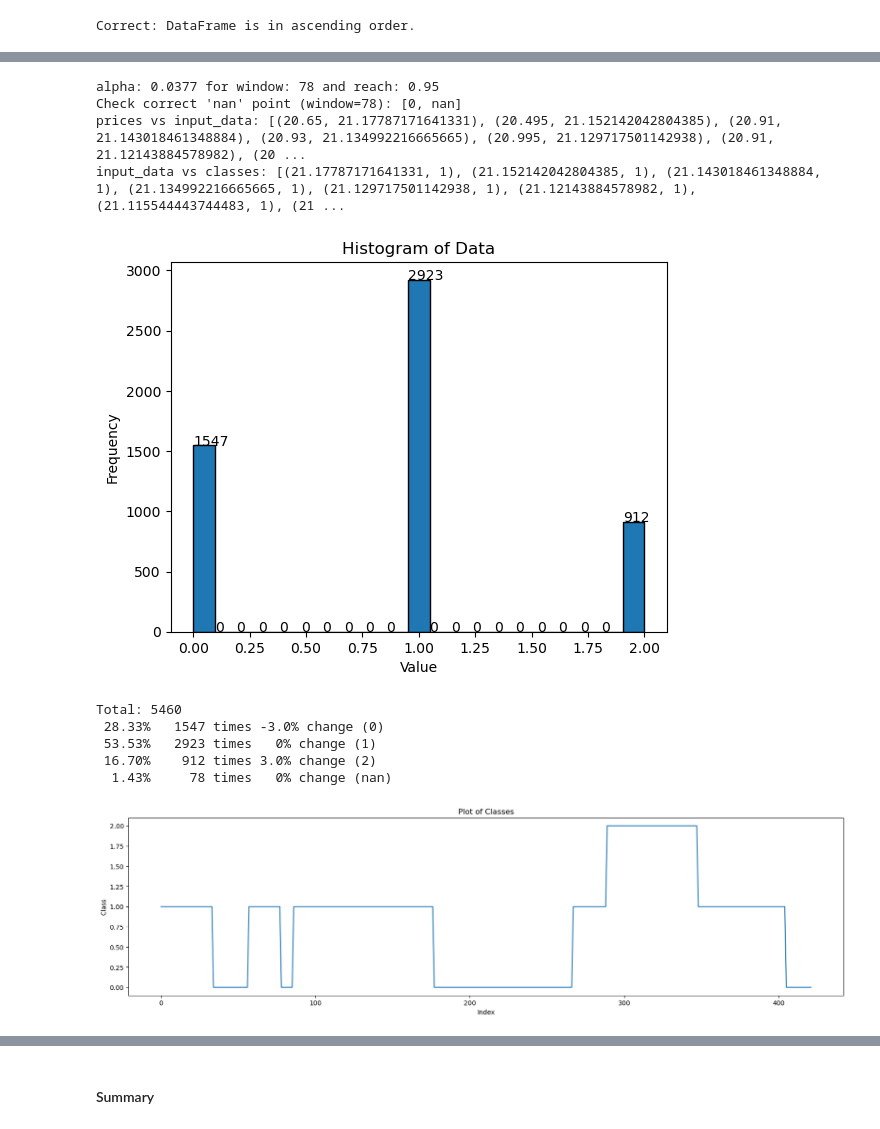
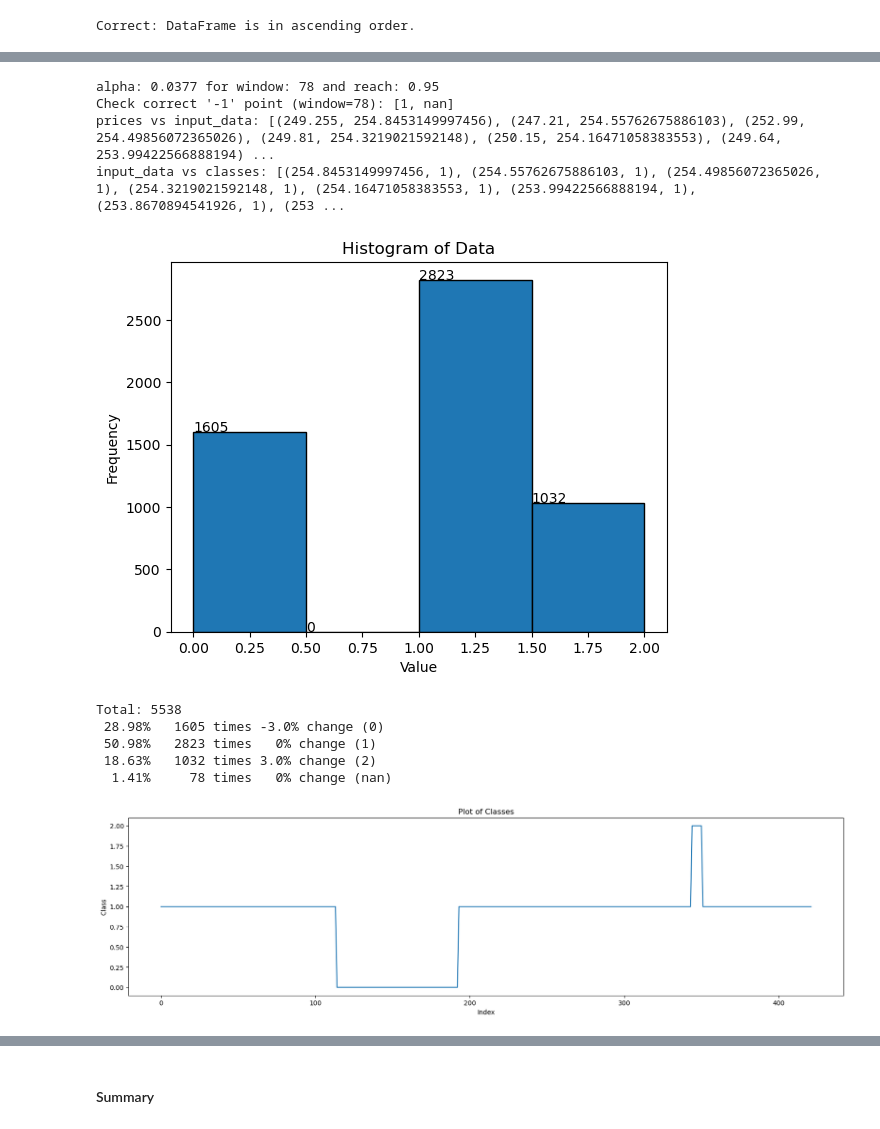
Before and after one commit to rigaml/predict-backtest, a Jupyter notebook: src/notebooks/stock_up_down/single_class_test.ipynb, the cells around one changed output, grey strips where cells are left out. Saved outputs shown, nothing was run; the diff lists cells and outputs as text; code cells hidden in the pictures.

```diff
--- a/src/notebooks/stock_up_down/single_class_test.ipynb
+++ b/src/notebooks/stock_up_down/single_class_test.ipynb
@@ -18,7 +24,7 @@ Device: cuda
 # %%
 import utils.text_utils as tu
 
-MODEL_NAME= f"2024-05-22-1808-TDOC-predictDOWN-dates20190102-20231229-days3-down300-up300-in16-hid12-pos_weight23304-prec9935pct-fp6tp918-high_prec.pth"
+MODEL_NAME= f"2024-06-01-0656-TSLA-predictDOWN-dates20190102-20231229-days3-down300-up300-in16-hid12-pos_weight13979-prec9737pct-fp22tp815-high_prec.pth"
 
 TICKER= tu.extract_company(MODEL_NAME)
 DATA_INTERVAL_MINUTES = 15   # (Set to 5 or 15)
@@ -57,6 +63,8 @@ signal_avg= [
     2584]
 
 HIDDEN_UNITS=12
+
+TEST_THRESHOLD = 0.9598954
 # %% [markdown]
 # Load training data (!!!ONLY TO VERIFY):
 Use to verify results: compare with results obtain when training
@@ -184,44 +186,44 @@ close_prices = df['close'].astype(float).tolist()
 input_data= ec.calculate_ewas(close_prices, alpha)
 
 classes= classes_calc.classify(input_data)
-print(f"Check correct 'nan' point (window={TICKS_PREDICT}): {classes[-TICKS_PREDICT-1:-TICKS_PREDICT+1]}")
+print(f"Check correct '-1' point (window={TICKS_PREDICT}): {classes[-TICKS_PREDICT-1:-TICKS_PREDICT+1]}")
 print(f"prices vs input_data: {[(p, c) for p, c in zip(close_prices[2650:3000], input_data[2650:3000])]}")
 print(f"input_data vs classes: {[(p, c) for p, c in zip(input_data[2650:3000], classes[2650:3000])]}")
 # %% [output]
 alpha: 0.0377 for window: 78 and reach: 0.95
-Check correct 'nan' point (window=78): [0, nan]
-prices vs input_data: [(20.65, 21.17787171641331), (20.495, 21.152142042804385), (20.91, 21.143018461348884), (20.93, 21.134992216665665), (20.995, 21.129717501142938), (20.91, 21.12143884578982), (20 ...
-input_data vs classes: [(21.17787171641331, 1), (21.152142042804385, 1), (21.143018461348884, 1), (21.134992216665665, 1), (21.129717501142938, 1), (21.12143884578982, 1), (21.115544443744483, 1), (21 ...
+Check correct '-1' point (window=78): [1, nan]
+prices vs input_data: [(249.255, 254.8453149997456), (247.21, 254.55762675886103), (252.99, 254.49856072365026), (249.81, 254.3219021592148), (250.15, 254.16471058383553), (249.64, 253.99422566888194) ...
+input_data vs classes: [(254.8453149997456, 1), (254.55762675886103, 1), (254.49856072365026, 1), (254.3219021592148, 1), (254.16471058383553, 1), (253.99422566888194, 1), (253.8670894541926, 1), (253 ...
 # %%
 # Display histogram for the classes
 
 import matplotlib.pyplot as plt
 
 # Create a histogram
-hist_values, bin_edges, _ = plt.hist(classes, bins=21, edgecolor='black')
+hist_values, bin_edges, _ = plt.hist(classes, bins=4, edgecolor='black')
 
 plt.xlabel('Value')
 plt.ylabel('Frequency')
 plt.title('Histogram of Data')
 
 # Display frequency on top of each bar
 for value, edge in zip(hist_values, bin_edges[:-1]):
-    plt.text(edge, value, str(int(value)), color='black')
+    plt.text(float(edge), float(value), str(int(value)), color='black')
 
 plt.show()
 # %% [output]
-[figure, old version]
+[figure, new version]
 # %%
 # Show percentages of each class value
 import utils.list_utils as lu
 
 lu.display_frequency_classes(classes, DOWN_PCTS_PREDICT, UP_PCTS_PREDICT)
 # %% [output]
-Total: 5460
- 28.33%   1547 times -3.0% change (0)
- 53.53%   2923 times   0% change (1)
- 16.70%    912 times 3.0% change (2)
-  1.43%     78 times   0% change (nan)
+Total: 5538
+ 28.98%   1605 times -3.0% change (0)
+ 50.98%   2823 times   0% change (1)
+ 18.63%   1032 times 3.0% change (2)
+  1.41%     78 times   0% change (nan)
 # %%
 
 # Display classes value changes over time (last 500 ticks)
@@ -237,7 +239,7 @@ plt.title('Plot of Classes')
 
 plt.show()
 # %% [output]
-[figure, old version]
+[figure, new version]
 # %%
 
 # Calculate the signals as input for the neural network as proportions
```
Also changed, not shown: parts of 18 cells of this notebook, 18 other files.
